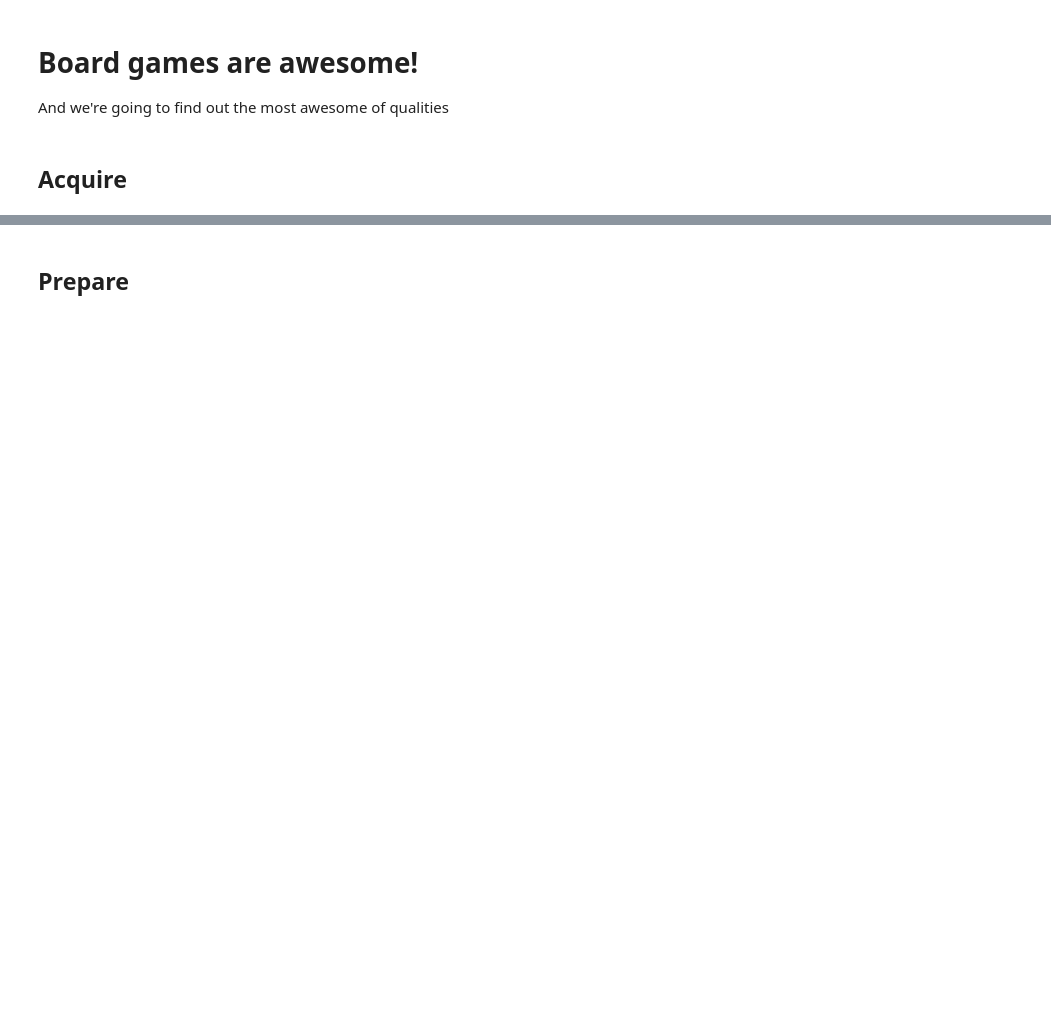
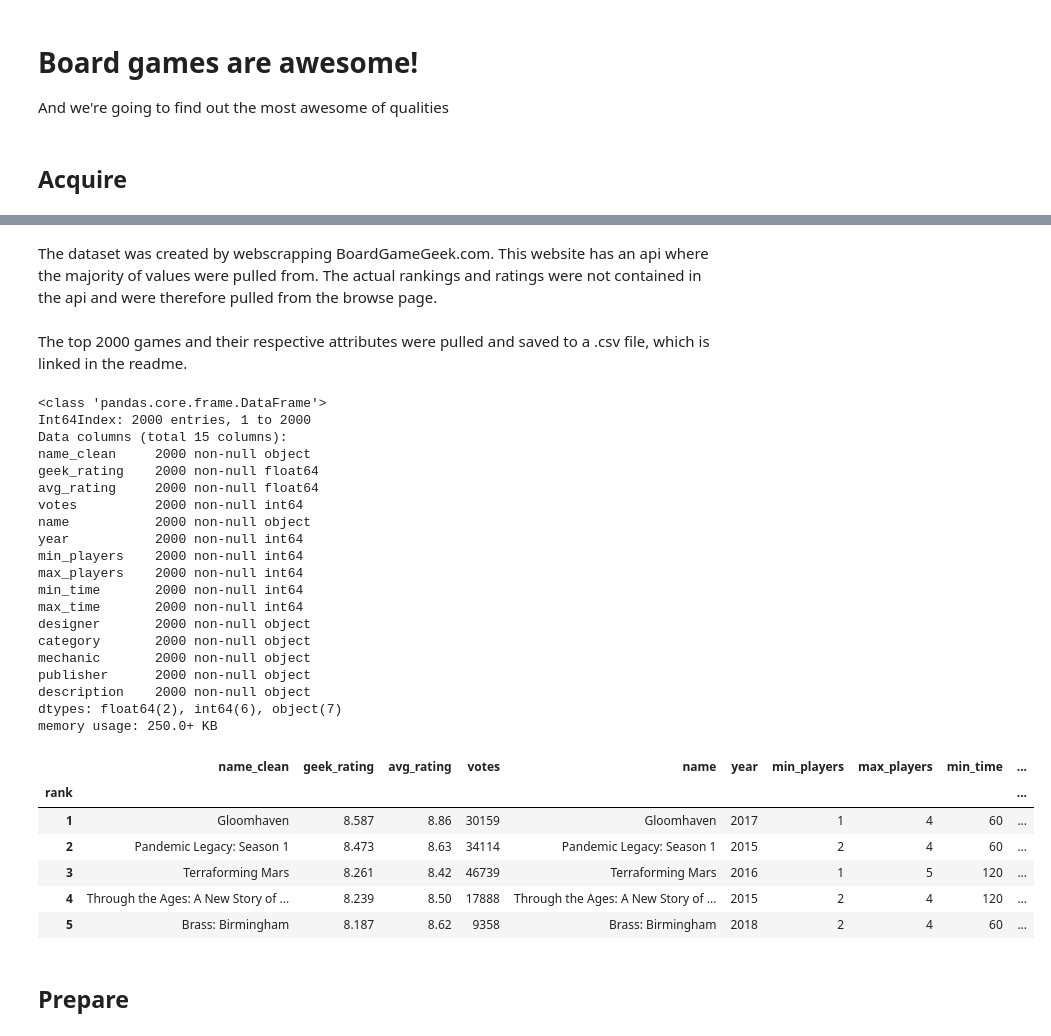
Before and after one commit to misty-garcia/board_games, a Jupyter notebook: top_games.ipynb, the cells around one changed output, grey strips where cells are left out. Cells and saved outputs as stored; diff of their text form; code cells hidden in the pictures; blank space fills up the shorter version.

```diff
--- a/top_games.ipynb
+++ b/top_games.ipynb
@@ -46,0 +22,4 @@ import re
+# %% [markdown]
+The dataset was created by webscrapping BoardGameGeek.com. This website has an api where the majority of values were pulled from. The actual rankings and ratings were not contained in the api and were therefore pulled from the browse page.
+# %% [markdown]
+The top 2000 games and their respective attributes were pulled and saved to a .csv file, which is linked in the readme.
@@ -47,2 +28,33 @@ import re
+# %%
+df.info()
+df.head()
+# %% [output]
+<class 'pandas.core.frame.DataFrame'>
+Int64Index: 2000 entries, 1 to 2000
+Data columns (total 15 columns):
+name_clean     2000 non-null object
+geek_rating    2000 non-null float64
+avg_rating     2000 non-null float64
+votes          2000 non-null int64
+name           2000 non-null object
+year           2000 non-null int64
+min_players    2000 non-null int64
+max_players    2000 non-null int64
+min_time       2000 non-null int64
+max_time       2000 non-null int64
+designer       2000 non-null object
+category       2000 non-null object
+mechanic       2000 non-null object
+publisher      2000 non-null object
+description    2000 non-null object
+dtypes: float64(2), int64(6), object(7)
+memory usage: 250.0+ KB
+|  | name_clean | geek_rating | avg_rating | votes | name | year | min_players | max_players | min_time | ... |
+| rank |  |  |  |  |  |  |  |  |  | ... |
+| 1 | Gloomhaven | 8.587 | 8.86 | 30159 | Gloomhaven | 2017 | 1 | 4 | 60 | ... |
+| 2 | Pandemic Legacy: Season 1 | 8.473 | 8.63 | 34114 | Pandemic Legacy: Season 1 | 2015 | 2 | 4 | 60 | ... |
+| 3 | Terraforming Mars | 8.261 | 8.42 | 46739 | Terraforming Mars | 2016 | 1 | 5 | 120 | ... |
+| 4 | Through the Ages: A New Story of ... | 8.239 | 8.50 | 17888 | Through the Ages: A New Story of ... | 2015 | 2 | 4 | 120 | ... |
+| 5 | Brass: Birmingham | 8.187 | 8.62 | 9358 | Brass: Birmingham | 2018 | 2 | 4 | 60 | ... |
 # %% [markdown]
 ## Prepare
```
Also changed, not shown: parts of 44 cells of this notebook.
